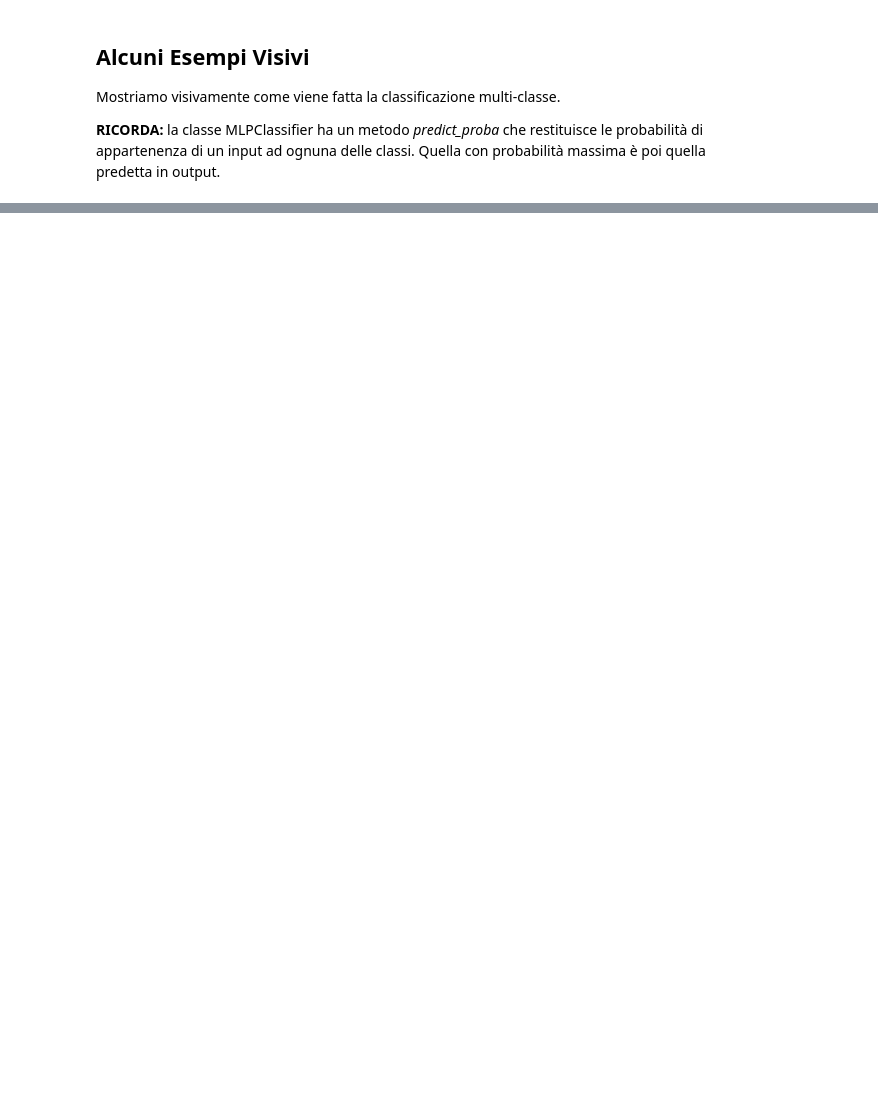
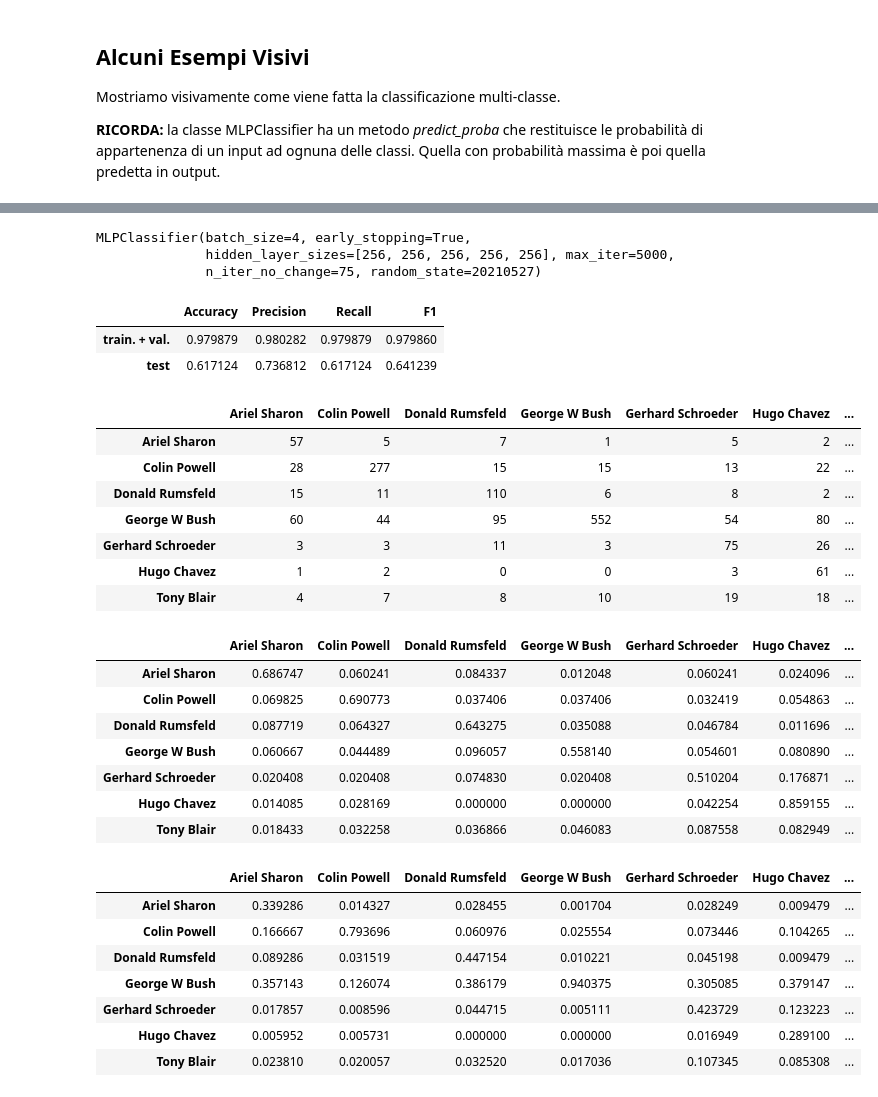
Before and after one commit to Edoxy/MIA, a Jupyter notebook: MLP.ipynb, the cells around one changed output, grey strips where cells are left out. Saved outputs shown, nothing was run; the diff lists cells and outputs as text; code cells hidden in the pictures; blank space fills up the shorter version.

```diff
--- a/MLP.ipynb
+++ b/MLP.ipynb
@@ -539,0 +678,70 @@ plt.show()
+# %%
+# Addestramento MLP
+mlp_ext.fit(...)
+# %% [output]
+MLPClassifier(batch_size=4, early_stopping=True,
+              hidden_layer_sizes=[256, 256, 256, 256, 256], max_iter=5000,
+              n_iter_no_change=75, random_state=20210527)
+# %%
+# Performance
+
+y_pred_trainval_ext = mlp_ext.predict(X_trainval_ext)
+y_pred_ext = mlp_ext.predict(X_test_ext)
+
+acc_trainval_ext = mlp_ext.score(X_trainval_ext, y_trainval_ext)
+prec_trainval_ext = precision_score(y_trainval_ext, y_pred_trainval_ext, average='weighted')
+rec_trainval_ext = recall_score(y_trainval_ext, y_pred_trainval_ext, average='weighted')
+f1_trainval_ext = f1_score(y_trainval_ext, y_pred_trainval_ext, average='weighted')
+
+acc_ext = mlp_ext.score(X_test_ext, y_test_ext)
+prec_ext = precision_score(y_test_ext, y_pred_ext, average='weighted')
+rec_ext = recall_score(y_test_ext, y_pred_ext, average='weighted')
+f1_ext = f1_score(y_test_ext, y_pred_ext, average='weighted')
+
+df_perf_ext = pd.DataFrame({'Accuracy': [acc_trainval_ext, acc_ext],
+                            'Precision': [prec_trainval_ext, prec_ext],
+                            'Recall': [rec_trainval_ext, rec_ext],
+                            'F1': [f1_trainval_ext, f1_ext]
+                           },
+                           index=['train. + val.', 'test'])
+
+cmat_ext = confusion_matrix(y_test_ext, y_pred_ext, labels=mlp_ext.classes_)
+cmat_norm_true_ext = confusion_matrix(y_test_ext, y_pred_ext, labels=mlp_ext.classes_, normalize='true')
+cmat_norm_pred_ext = confusion_matrix(y_test_ext, y_pred_ext, labels=mlp_ext.classes_, normalize='pred')
+
+df_cmat_ext = pd.DataFrame(cmat_ext, columns=face_tnames, index=face_tnames)
+df_cmat_norm_true_ext = pd.DataFrame(cmat_norm_true_ext, columns=face_tnames, index=face_tnames)
+df_cmat_norm_pred_ext = pd.DataFrame(cmat_norm_pred_ext, columns=face_tnames, index=face_tnames)
+
+display(df_perf_ext)
+display(df_cmat_ext)
+display(df_cmat_norm_true_ext)
+display(df_cmat_norm_pred_ext)
+# %% [output]
+|  | Accuracy | Precision | Recall | F1 |
+| train. + val. | 0.979879 | 0.980282 | 0.979879 | 0.979860 |
+| test | 0.617124 | 0.736812 | 0.617124 | 0.641239 |
+|  | Ariel Sharon | Colin Powell | Donald Rumsfeld | George W Bush | Gerhard Schroeder | Hugo Chavez | ... |
+| Ariel Sharon | 57 | 5 | 7 | 1 | 5 | 2 | ... |
+| Colin Powell | 28 | 277 | 15 | 15 | 13 | 22 | ... |
+| Donald Rumsfeld | 15 | 11 | 110 | 6 | 8 | 2 | ... |
+| George W Bush | 60 | 44 | 95 | 552 | 54 | 80 | ... |
+| Gerhard Schroeder | 3 | 3 | 11 | 3 | 75 | 26 | ... |
+| Hugo Chavez | 1 | 2 | 0 | 0 | 3 | 61 | ... |
+| Tony Blair | 4 | 7 | 8 | 10 | 19 | 18 | ... |
+|  | Ariel Sharon | Colin Powell | Donald Rumsfeld | George W Bush | Gerhard Schroeder | Hugo Chavez | ... |
+| Ariel Sharon | 0.686747 | 0.060241 | 0.084337 | 0.012048 | 0.060241 | 0.024096 | ... |
+| Colin Powell | 0.069825 | 0.690773 | 0.037406 | 0.037406 | 0.032419 | 0.054863 | ... |
+| Donald Rumsfeld | 0.087719 | 0.064327 | 0.643275 | 0.035088 | 0.046784 | 0.011696 | ... |
+| George W Bush | 0.060667 | 0.044489 | 0.096057 | 0.558140 | 0.054601 | 0.080890 | ... |
+| Gerhard Schroeder | 0.020408 | 0.020408 | 0.074830 | 0.020408 | 0.510204 | 0.176871 | ... |
+| Hugo Chavez | 0.014085 | 0.028169 | 0.000000 | 0.000000 | 0.042254 | 0.859155 | ... |
+| Tony Blair | 0.018433 | 0.032258 | 0.036866 | 0.046083 | 0.087558 | 0.082949 | ... |
+|  | Ariel Sharon | Colin Powell | Donald Rumsfeld | George W Bush | Gerhard Schroeder | Hugo Chavez | ... |
+| Ariel Sharon | 0.339286 | 0.014327 | 0.028455 | 0.001704 | 0.028249 | 0.009479 | ... |
+| Colin Powell | 0.166667 | 0.793696 | 0.060976 | 0.025554 | 0.073446 | 0.104265 | ... |
+| Donald Rumsfeld | 0.089286 | 0.031519 | 0.447154 | 0.010221 | 0.045198 | 0.009479 | ... |
+| George W Bush | 0.357143 | 0.126074 | 0.386179 | 0.940375 | 0.305085 | 0.379147 | ... |
+| Gerhard Schroeder | 0.017857 | 0.008596 | 0.044715 | 0.005111 | 0.423729 | 0.123223 | ... |
+| Hugo Chavez | 0.005952 | 0.005731 | 0.000000 | 0.000000 | 0.016949 | 0.289100 | ... |
+| Tony Blair | 0.023810 | 0.020057 | 0.032520 | 0.017036 | 0.107345 | 0.085308 | ... |
```
Also changed, not shown: parts of 19 cells of this notebook, 4 other files.
